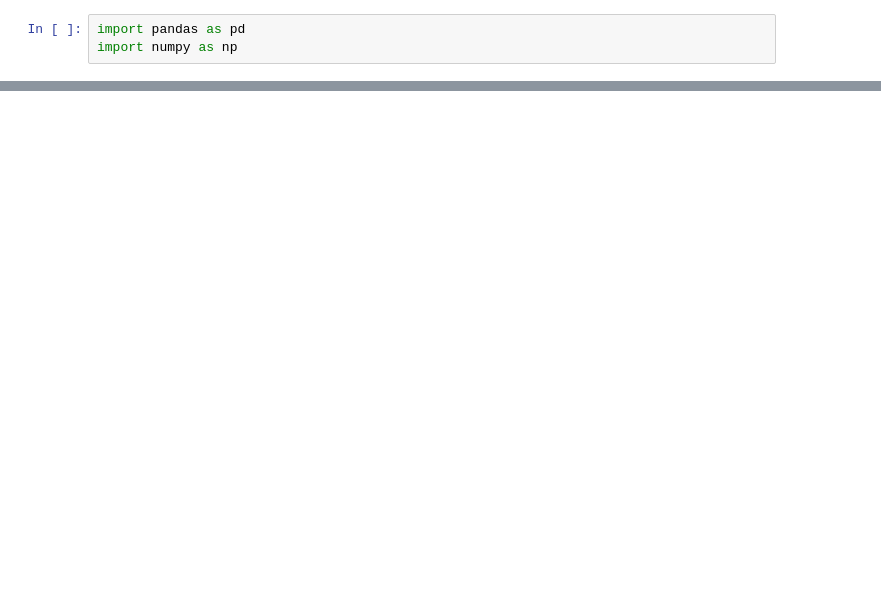
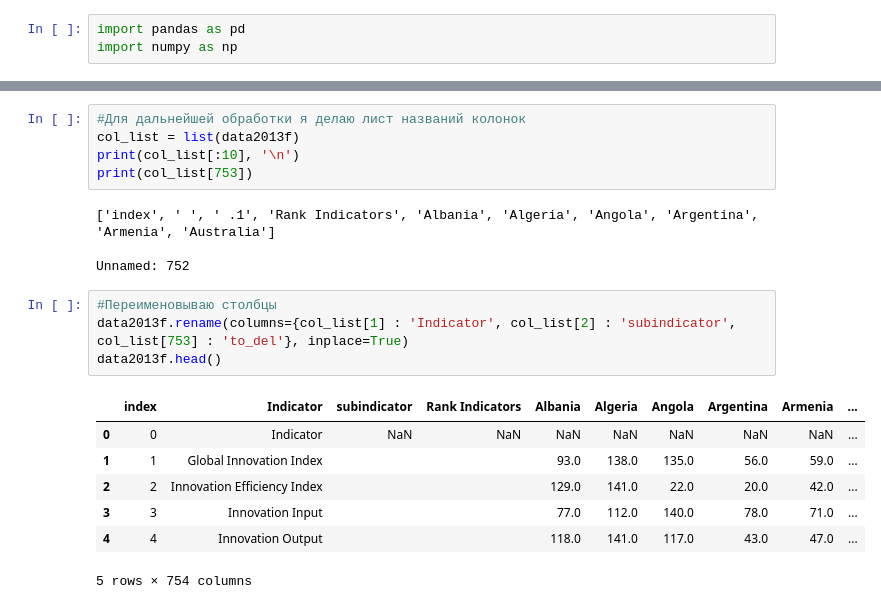
Before and after one commit to DSerpuhovitin/netology_pyda, a Jupyter notebook: Degee_project_ML/Degree_ML.ipynb, the cells around one changed output, grey strips where cells are left out. Cells and saved outputs as stored; diff of their text form; blank space fills up the shorter version.

```diff
--- a/Degee_project_ML/Degree_ML.ipynb
+++ b/Degee_project_ML/Degree_ML.ipynb
@@ -34,0 +49,21 @@ data2014.head()
+# %%
+#Для дальнейшей обработки я делаю лист названий колонок
+col_list = list(data2013f)
+print(col_list[:10], '\n')
+print(col_list[753])
+# %% [output]
+['index', ' ', ' .1', 'Rank Indicators', 'Albania', 'Algeria', 'Angola', 'Argentina', 'Armenia', 'Australia']
+
+Unnamed: 752
+# %%
+#Переименовываю столбцы
+data2013f.rename(columns={col_list[1] : 'Indicator', col_list[2] : 'subindicator', col_list[753] : 'to_del'}, inplace=True)
+data2013f.head()
+# %% [output]
+|  | index | Indicator | subindicator | Rank Indicators | Albania | Algeria | Angola | Argentina | Armenia | ... |
+| 0 | 0 | Indicator | NaN | NaN | NaN | NaN | NaN | NaN | NaN | ... |
+| 1 | 1 | Global Innovation Index |  |  | 93.0 | 138.0 | 135.0 | 56.0 | 59.0 | ... |
+| 2 | 2 | Innovation Efficiency Index |  |  | 129.0 | 141.0 | 22.0 | 20.0 | 42.0 | ... |
+| 3 | 3 | Innovation Input |  |  | 77.0 | 112.0 | 140.0 | 78.0 | 71.0 | ... |
+| 4 | 4 | Innovation Output |  |  | 118.0 | 141.0 | 117.0 | 43.0 | 47.0 | ... |
+5 rows × 754 columns
```
Also changed, not shown: parts of 11 cells of this notebook.
